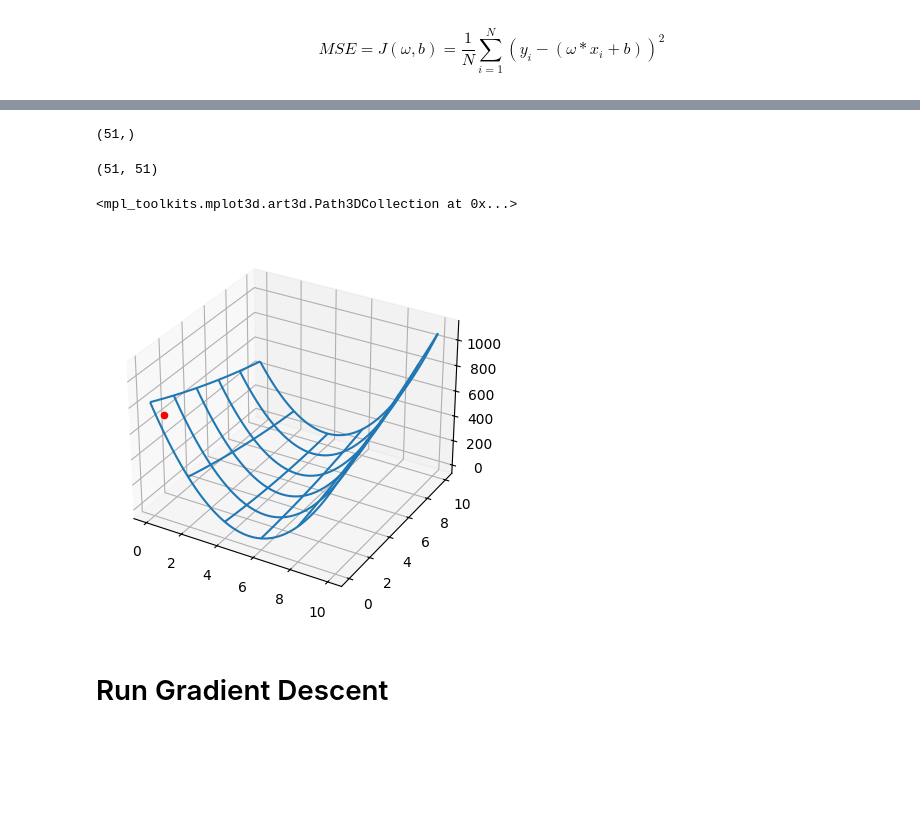
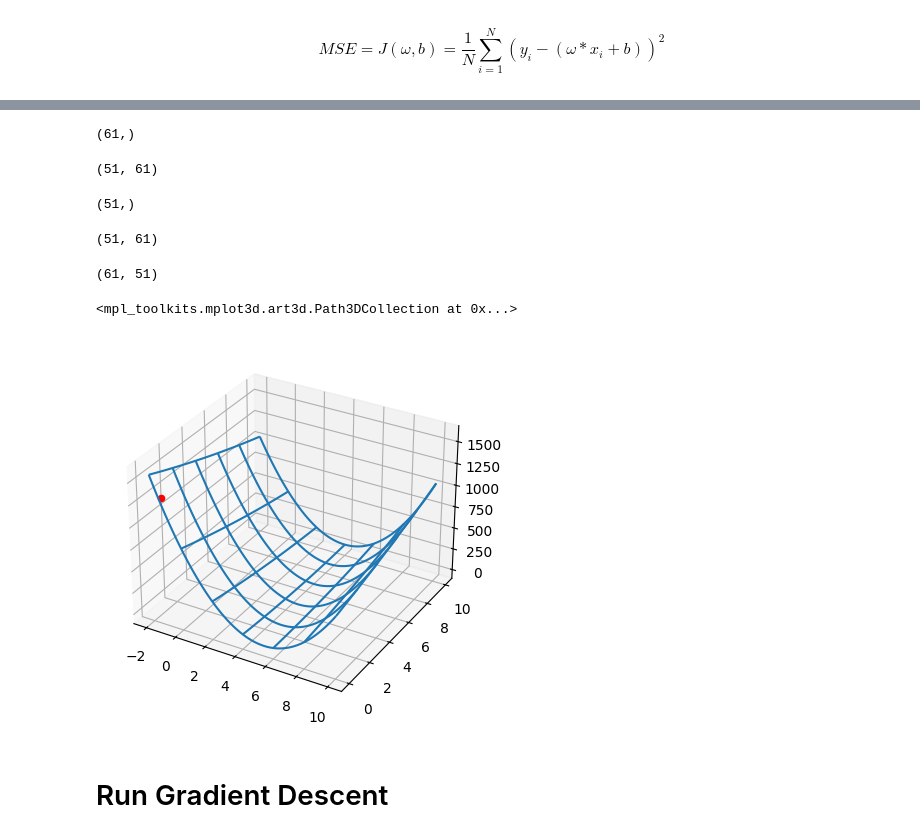
Before and after one commit to enoten/ml-numpy-pytorch, a Jupyter notebook: Linear Regression.ipynb, the cells around one changed output, grey strips where cells are left out. Cells and saved outputs as stored; diff of their text form; code cells hidden in the pictures; blank space fills up the shorter version.

Commit message:
Add files via upload
add gradient visualization

```diff
--- a/Linear Regression.ipynb
+++ b/Linear Regression.ipynb
@@ -114,5 +114,5 @@ Text(0, 0.5, 'MSE(w=5,b)')
 # %%
-W = np.arange(0,10.2,0.2)
+W = np.arange(-2,10.2,0.2)
 w_list = list(W)
 B = np.arange(0,10.2,0.2)
 b_list = list(B)
@@ -123,7 +123,7 @@ for i,w in enumerate(w_list):
     for j,b in enumerate(b_list):
         error = (w*x+b) - y_noise
         MSE = np.dot(error,error)/x.shape[0]
-        J[j,i] = MSE
+        J[i,j] = MSE
         #print(i,j,w,b,MSE)
 # %%
 J.shape
@@ -132,20 +132,32 @@ J.shape
 # %%
 W.shape
 # %% [output]
-(51,)
+(61,)
 # %%
 W_grid.shape
 # %% [output]
-(51, 51)
+(51, 61)
+# %%
+B.shape
+# %% [output]
+(51,)
+# %%
+B_grid.shape
+# %% [output]
+(51, 61)
+# %%
+J.shape
+# %% [output]
+(61, 51)
 # %%
 fig, ax = plt.subplots(subplot_kw={"projection": "3d"})
-surf = ax.plot_wireframe(W_grid, B_grid, J,
+surf = ax.plot_wireframe(W_grid, B_grid, J.T,
                          rstride=10,
                          cstride=10)
 ax.scatter(w_list[3],b_list[1],J[3,1], marker='o',color="red")
 # %% [output]
 <mpl_toolkits.mplot3d.art3d.Path3DCollection at 0x...>
-[figure, old version]
+[figure, new version]
 # %% [markdown]
 # Run Gradient Descent
 # %% [markdown]
```
Also changed, not shown: parts of 21 cells of this notebook.
